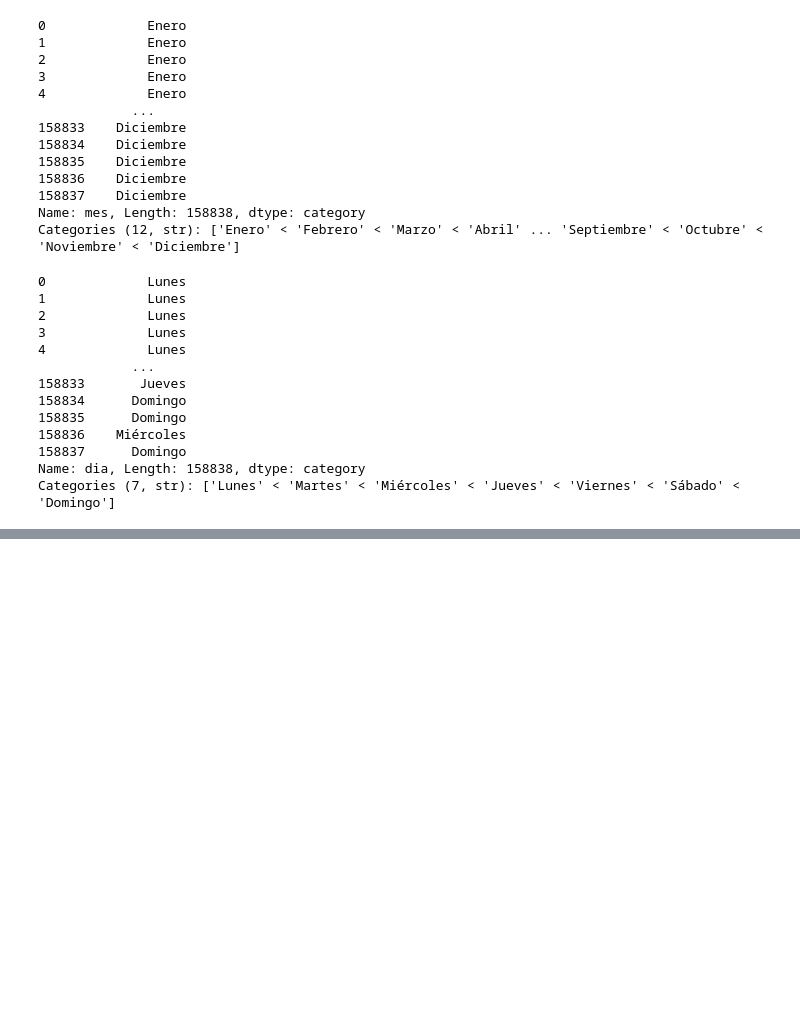
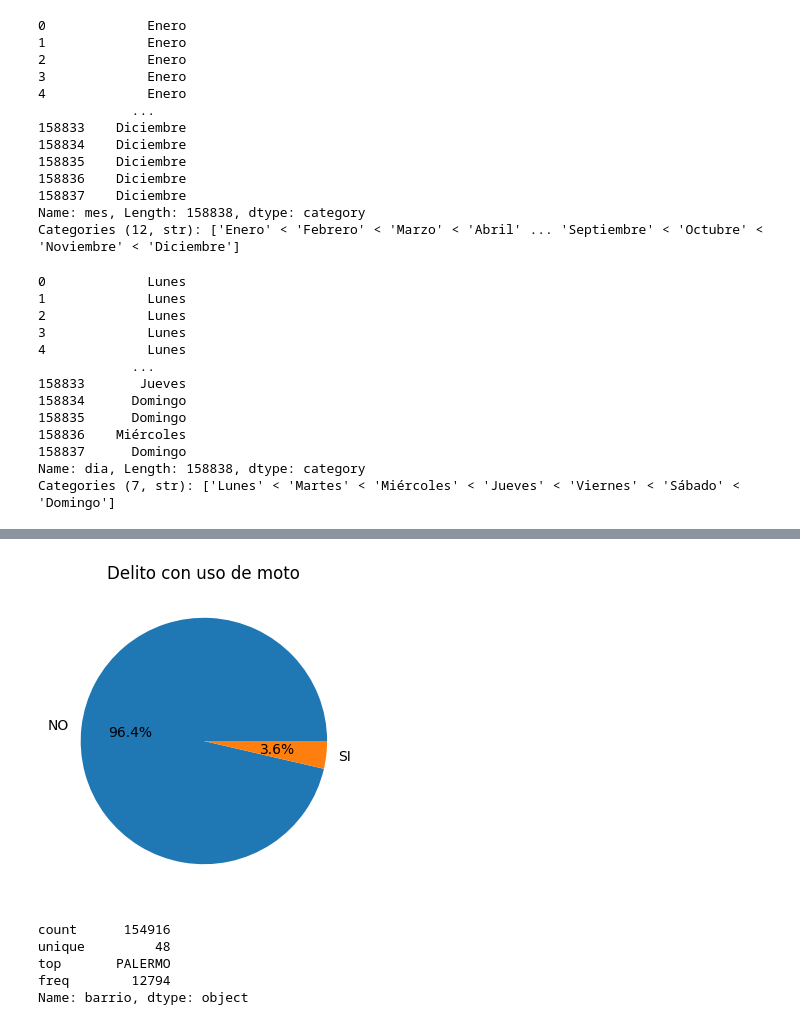
Before and after one commit to matiasobregon/diplo-ia_up_tp1, a Jupyter notebook: tp1_desarrollo.ipynb, the cells around one changed output, grey strips where cells are left out. Saved outputs shown, nothing was run; the diff lists cells and outputs as text; code cells hidden in the pictures; blank space fills up the shorter version.

```diff
--- a/tp1_desarrollo.ipynb
+++ b/tp1_desarrollo.ipynb
@@ -341,0 +400,16 @@ memory usage: 16.1 MB
+# %%
+uso_moto = (
+    df['uso_moto']
+    .value_counts()
+)
+plt.figure(figsize=(4,4))
+plt.pie(
+    uso_moto.values,
+    labels=['NO', 'SI'],
+    autopct='%1.1f%%',
+)
+
+plt.title('Delito con uso de moto')
+plt.show()
+# %% [output]
+[figure, added]
@@ -341,0 +424,8 @@ memory usage: 16.1 MB
+# %%
+df['barrio'].describe()
+# %% [output]
+count      154916
+unique         48
+top       PALERMO
+freq        12794
+Name: barrio, dtype: object
```
Also changed, not shown: parts of 73 cells of this notebook.
